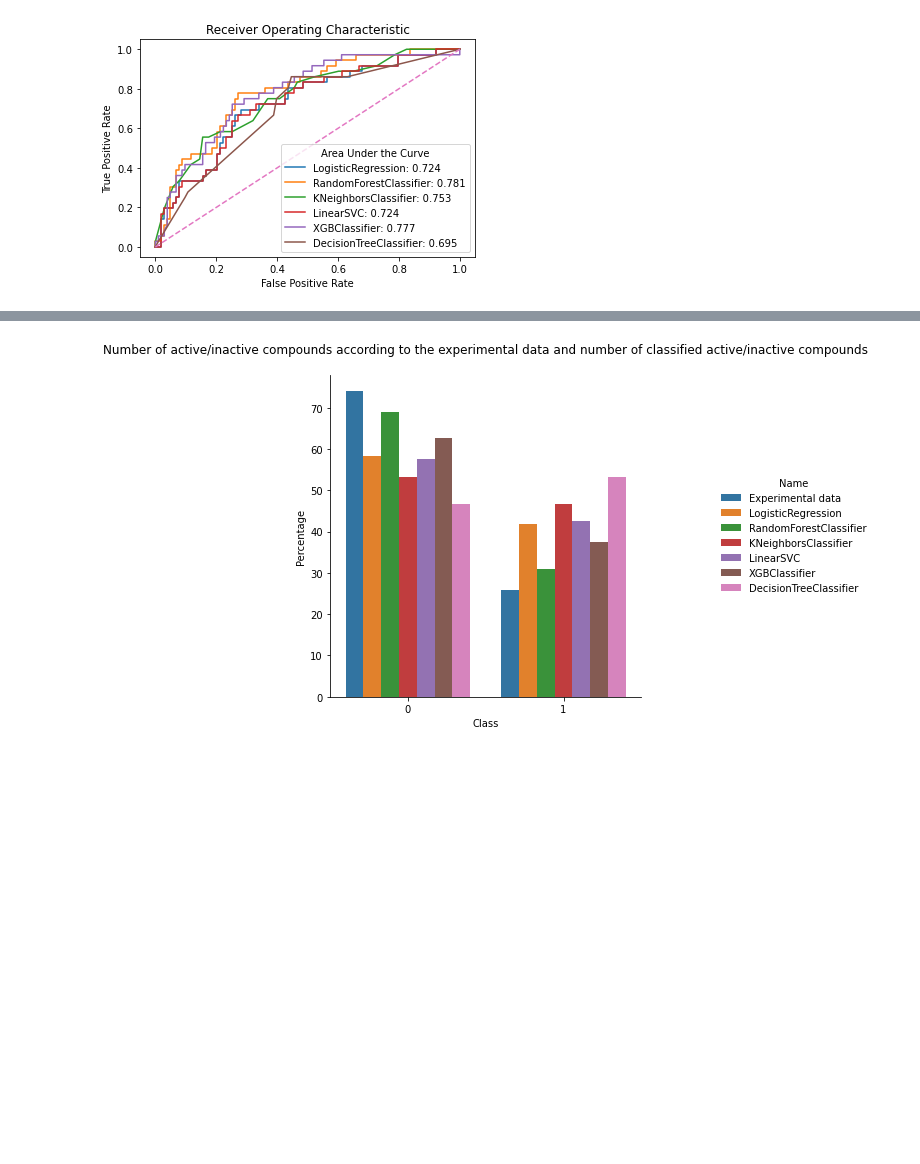
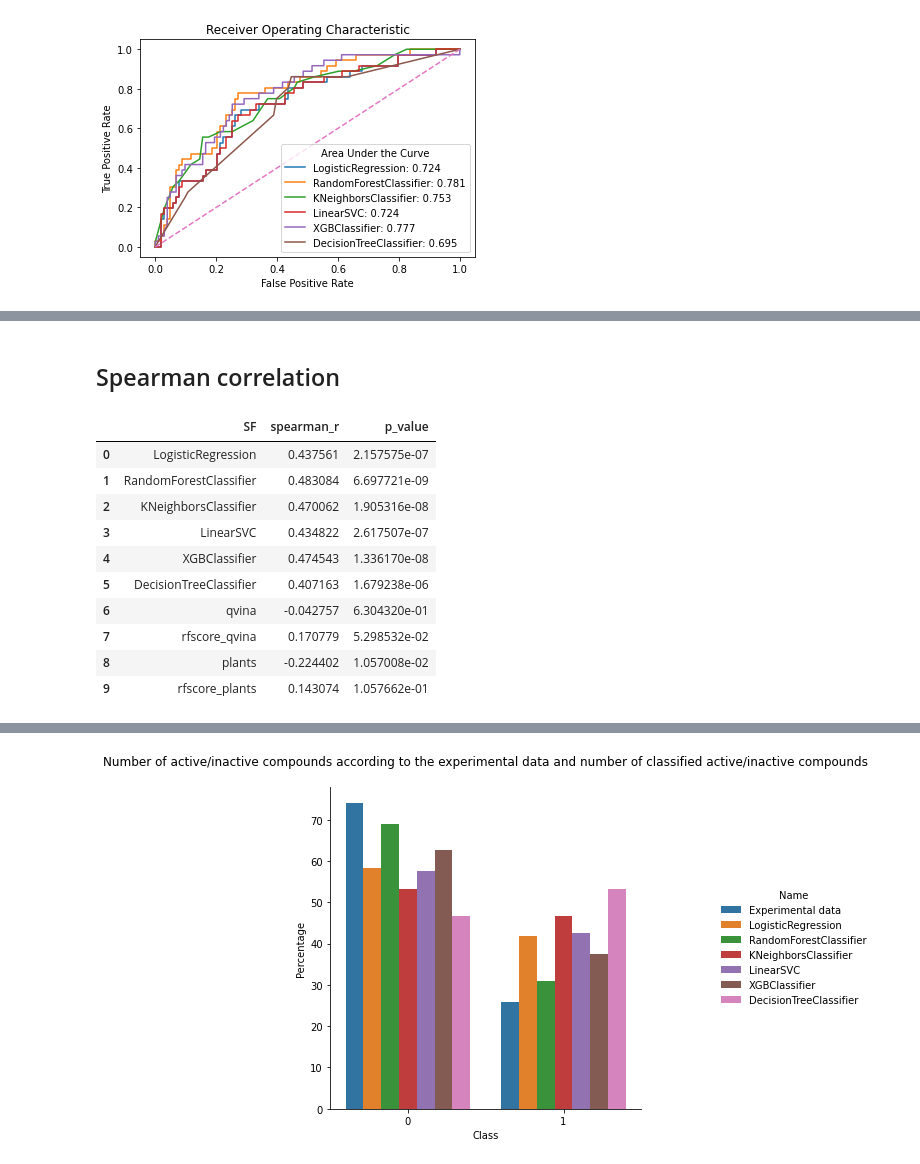
Before and after one commit to caiocrocha/SarsCov2Classifier, a Jupyter notebook: notebooks/ML_pipeline.ipynb, the cells around one changed output, grey strips where cells are left out. Drawn from its saved outputs; the diff is of its cells as text; code cells hidden in the pictures; blank space fills up the shorter version.

```diff
--- a/notebooks/ML_pipeline.ipynb
+++ b/notebooks/ML_pipeline.ipynb
@@ -316,0 +376,35 @@ DecisionTreeClassifier  0.70    0.67    0.67
+# %% [markdown]
+<a id='spearman'></a>
+## Spearman correlation
+# %%
+from scipy.stats import spearmanr
+
+activity = pd.read_csv('activity_data.csv')
+docking = pd.read_csv('docking.csv')
+
+df = pd.merge(activity[['CID', 'f_inhibition_at_50_uM']], docking, on=['CID'])
+df = pd.merge(df, probas, on=['CID'])
+
+spearman = []
+for model_name in classifiers:
+    r, pvalue = spearmanr(df[model_name], df['f_inhibition_at_50_uM'])
+    spearman.append([model_name, r, pvalue])
+
+for SF in docking.columns.tolist()[1:]:
+    r, pvalue = spearmanr(df[SF], df['f_inhibition_at_50_uM'])
+    spearman.append([SF, r, pvalue])
+
+spearman = pd.DataFrame(spearman, columns=['SF', 'spearman_r', 'p_value'])
+spearman
+# %% [output]
+|  | SF | spearman_r | p_value |
+| 0 | LogisticRegression | 0.437561 | 2.157575e-07 |
+| 1 | RandomForestClassifier | 0.483084 | 6.697721e-09 |
+| 2 | KNeighborsClassifier | 0.470062 | 1.905316e-08 |
+| 3 | LinearSVC | 0.434822 | 2.617507e-07 |
+| 4 | XGBClassifier | 0.474543 | 1.336170e-08 |
+| 5 | DecisionTreeClassifier | 0.407163 | 1.679238e-06 |
+| 6 | qvina | -0.042757 | 6.304320e-01 |
+| 7 | rfscore_qvina | 0.170779 | 5.298532e-02 |
+| 8 | plants | -0.224402 | 1.057008e-02 |
+| 9 | rfscore_plants | 0.143074 | 1.057662e-01 |
```
Also changed, not shown: parts of 15 cells of this notebook, 6 other files.
